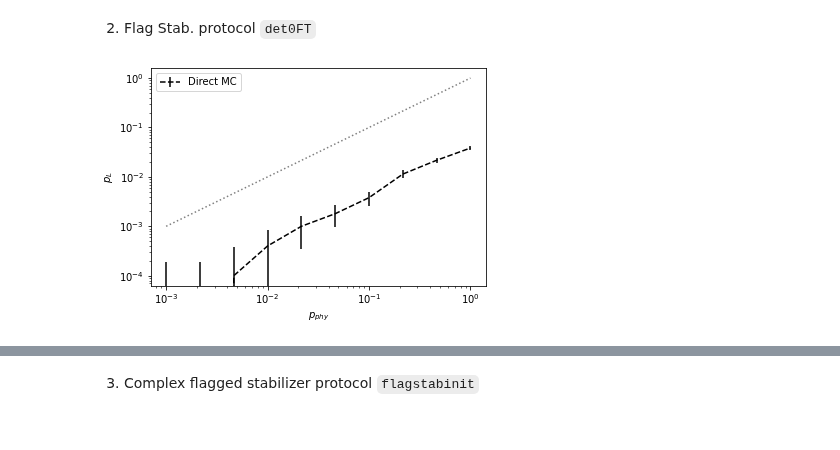
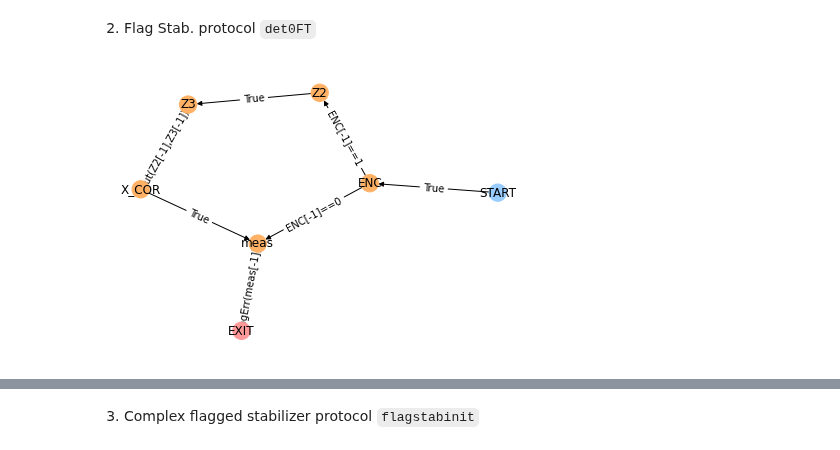
Before and after one commit to dpwinter/qsample, a Jupyter notebook: 05_samplers.ipynb, the cells around one changed output, grey strips where cells are left out. Drawn from its saved outputs; the diff is of its cells as text; code cells hidden in the pictures.

```diff
--- a/05_samplers.ipynb
+++ b/05_samplers.ipynb
@@ -262,46 +262,24 @@ def flagged_z_look_up_table_2(z,flag):
             return Circuit()
 
 functions = {"logErr": logErr, "lut": flagged_z_look_up_table_2}
-
-init = Protocol()
-init.add_nodes_from(['ENC', 'Z2', 'Z3', 'meas'], circuits=[eft, sz_2, sz_3, meas])
-init.add_node('X_COR', circuit=Circuit([{'I':{0,1}}]))
-
-init.add_edge('START', 'ENC', check='True')
-
-init.add_edge('ENC', 'meas', check='ENC[-1]==0')
-
-init.add_edge('ENC', 'Z2', check='ENC[-1]==1')
-init.add_edge('Z2', 'Z3', check='True')
-init.add_edge('Z3', 'X_COR', check='lut(Z2[-1],Z3[-1])')
-
-init.add_edge('X_COR', 'meas', check='True')
-
-init.add_edge('meas', 'EXIT', check='logErr(meas[-1])')
-
-#init.add_edge('X3', 'CORR', ...) pass an argument that determines the correction depending on X2 and X3 result
-#init.add_edge('CORR', 'meas', check='True')
-
-init.add_edge('meas', 'EXIT', check='logErr(meas[-1])')
-# draw_protocol(init)
-
-p = np.logspace(-3,0,10)
-err_params = {'p1': 0.0045, 'p2': 0.025}
-
-from qsam.simulators.chp import CHP
-
-sam = Sampler(init, CHP)
-p_L, std = sam.run(n_samples=10000, sample_range=p, err_params=err_params, eval_fns=functions)
-
-import matplotlib.pyplot as plt
-
-plt.errorbar(p, p_L, fmt='--', c="black", yerr=std, label="Direct MC")
-
-plt.plot(p, p, 'k:', alpha=0.5)
-plt.xscale('log')
-plt.yscale('log')
-plt.ylabel(r'$p_L$')
-plt.xlabel(r'$p_{phy}$')
-plt.legend();
-# %% [output]
-[figure, removed]
+# %%
+init = Protocol()
+init.add_nodes_from(['ENC', 'Z2', 'Z3', 'meas'], circuits=[eft, sz_2, sz_3, meas])
+init.add_node('X_COR', circuit=Circuit())
+
+init.add_edge('START', 'ENC', check='True')
+
+init.add_edge('ENC', 'meas', check='ENC[-1]==0')
+
+init.add_edge('ENC', 'Z2', check='ENC[-1]==1')
+init.add_edge('Z2', 'Z3', check='True')
+init.add_edge('Z3', 'X_COR', check='lut(Z2[-1],Z3[-1])')
+
+init.add_edge('X_COR', 'meas', check='True')
+
+init.add_edge('meas', 'EXIT', check='logErr(meas[-1])')
+
+init.add_edge('meas', 'EXIT', check='logErr(meas[-1])')
+draw_protocol(init)
+# %% [output]
+[figure, added]
```
Also changed, not shown: parts of 2 cells of this notebook, 2 other files.
